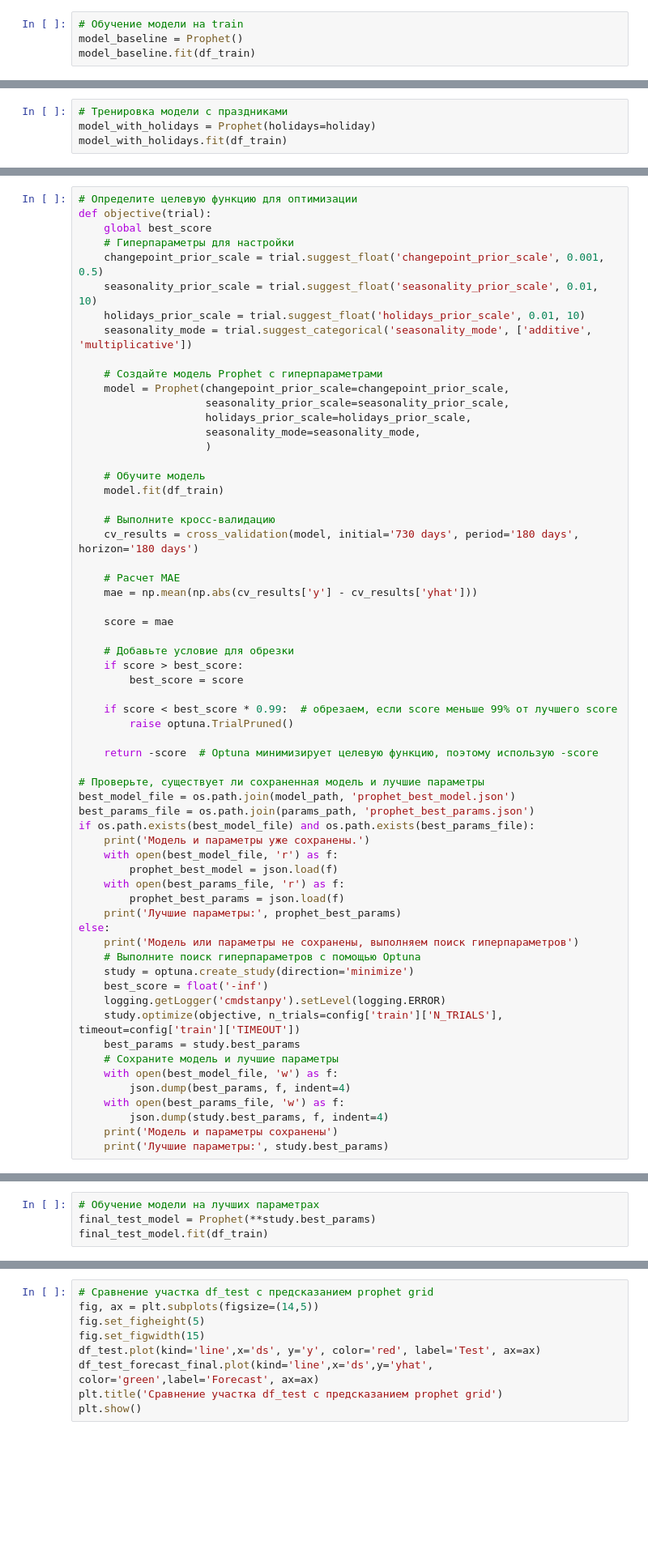
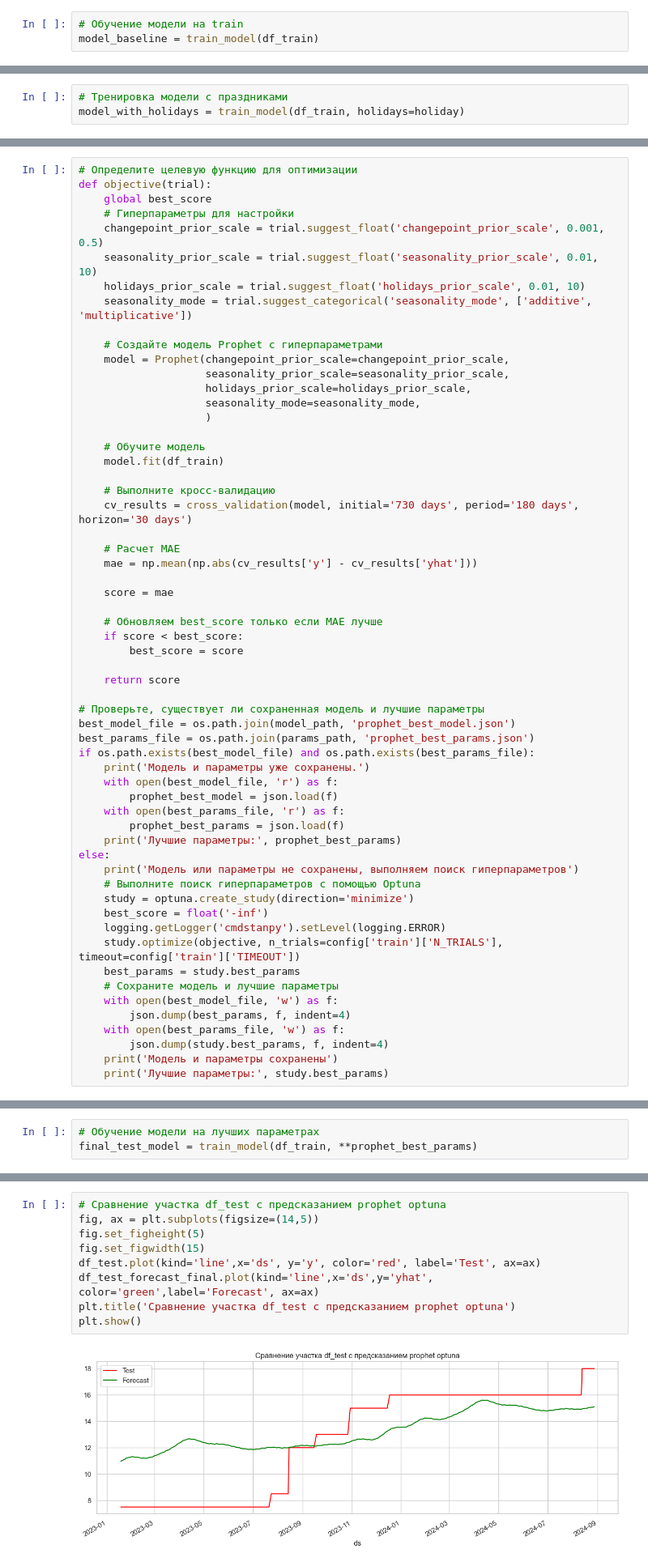
Before and after one commit to myxa95/01_Prediction_of_the_key_rate_in_the_Russian_Federation_MLOps, a Jupyter notebook: notebooks/Baseline_Tuning.ipynb, the cells around one changed output, grey strips where cells are left out. Shown at 81% size. Saved outputs shown, nothing was run; the diff lists cells and outputs as text; blank space fills up the shorter version.

```diff
--- a/notebooks/Baseline_Tuning.ipynb
+++ b/notebooks/Baseline_Tuning.ipynb
@@ -66,4 +82,3 @@ pred_days = int(df.shape[0]*config['parcing']['pred_days'])
 # %%
 # Обучение модели на train
-model_baseline = Prophet()
-model_baseline.fit(df_train)
+model_baseline = train_model(df_train)
@@ -129,5 +172,4 @@ for date, name in sorted(holidays.Russia(years=[2013,2014,2015,2016,2017,2018,20
 holiday['ds'] = pd.to_datetime(holiday['ds'], format='%Y-%m-%d', errors='ignore')
 # %%
 # Тренировка модели с праздниками
-model_with_holidays = Prophet(holidays=holiday)
-model_with_holidays.fit(df_train)
+model_with_holidays = train_model(df_train, holidays=holiday)
@@ -191,21 +260,18 @@ def objective(trial):
     model.fit(df_train)
 
     # Выполните кросс-валидацию
-    cv_results = cross_validation(model, initial='730 days', period='180 days', horizon='180 days')
+    cv_results = cross_validation(model, initial='730 days', period='180 days', horizon='30 days')
 
     # Расчет MAE
     mae = np.mean(np.abs(cv_results['y'] - cv_results['yhat']))
 
     score = mae
 
-    # Добавьте условие для обрезки
-    if score > best_score:
+    # Обновляем best_score только если MAE лучше
+    if score < best_score:
         best_score = score
 
-    if score < best_score * 0.99:  # обрезаем, если score меньше 99% от лучшего score
-        raise optuna.TrialPruned()
-
-    return -score  # Optuna минимизирует целевую функцию, поэтому использую -score
+    return score
 
 # Проверьте, существует ли сохраненная модель и лучшие параметры
 best_model_file = os.path.join(model_path, 'prophet_best_model.json')
@@ -236,5 +305,4 @@ else:
 ## Лучшие параметры после обучения по сетке
 # %%
 # Обучение модели на лучших параметрах
-final_test_model = Prophet(**study.best_params)
-final_test_model.fit(df_train)
+final_test_model = train_model(df_train, **prophet_best_params)
@@ -262,12 +351,14 @@ df_test_forecast_final[['ds', 'yhat', 'yhat_lower', 'yhat_upper']].tail()
 # %%
-# Сравнение участка df_test с предсказанием prophet grid
+# Сравнение участка df_test с предсказанием prophet optuna
 fig, ax = plt.subplots(figsize=(14,5))
 fig.set_figheight(5)
 fig.set_figwidth(15)
 df_test.plot(kind='line',x='ds', y='y', color='red', label='Test', ax=ax)
 df_test_forecast_final.plot(kind='line',x='ds',y='yhat', color='green',label='Forecast', ax=ax)
-plt.title('Сравнение участка df_test с предсказанием prophet grid')
+plt.title('Сравнение участка df_test с предсказанием prophet optuna')
 plt.show()
+# %% [output]
+[figure, added]
 # %%
 # Сравниваем метрики после добавления в модель праздников
 metrics = pd.concat([metrics, get_metrics(y_test=df_test['y'], y_pred=df_test_forecast_final['yhat'], name='Prophet_best_params_optuna')])
```
Also changed, not shown: parts of 33 cells of this notebook, 8 other files.
